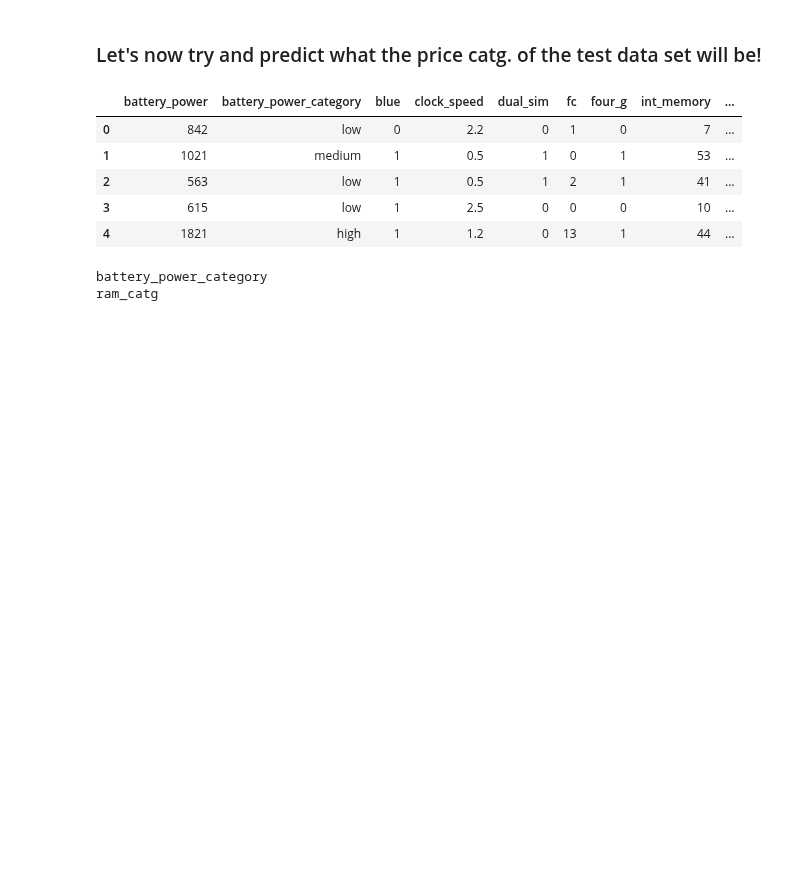
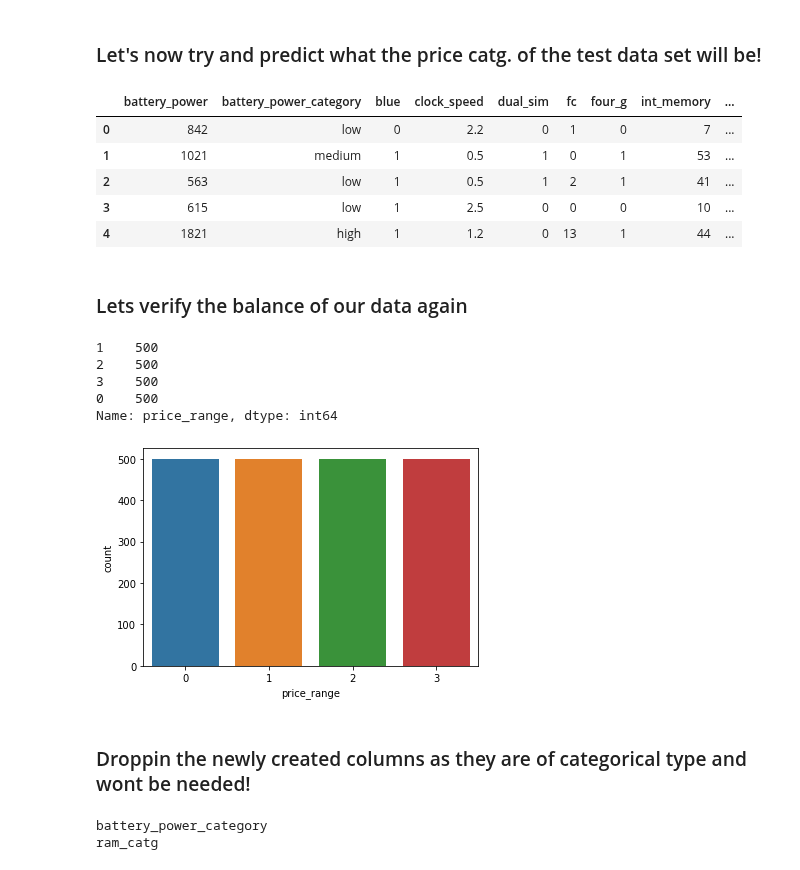
Before and after one commit to SharanKalyan/Mobile-Price-Classification-Kaggle, a Jupyter notebook: Analysis.ipynb, the cells around one changed output. Drawn from its saved outputs; the diff is of its cells as text; code cells hidden in the pictures; blank space fills up the shorter version.

```diff
--- a/Analysis.ipynb
+++ b/Analysis.ipynb
@@ -357,6 +389,21 @@ ml.head()
 | 2 | 563 | low | 1 | 0.5 | 1 | 2 | 1 | 41 | ... |
 | 3 | 615 | low | 1 | 2.5 | 0 | 0 | 0 | 10 | ... |
 | 4 | 1821 | high | 1 | 1.2 | 0 | 13 | 1 | 44 | ... |
+# %% [markdown]
+### Lets verify the balance of our data again
+# %%
+sns.countplot(ml.price_range)
+print(ml.price_range.value_counts())
+plt.show()
+# %% [output]
+1    500
+2    500
+3    500
+0    500
+Name: price_range, dtype: int64
+[figure, added]
+# %% [markdown]
+### Droppin the newly created columns as they are of categorical type and wont be needed!
 # %%
 for i in ml.columns:
     if ml[i].dtypes == 'object':
```
Also changed, not shown: parts of 17 cells of this notebook.
